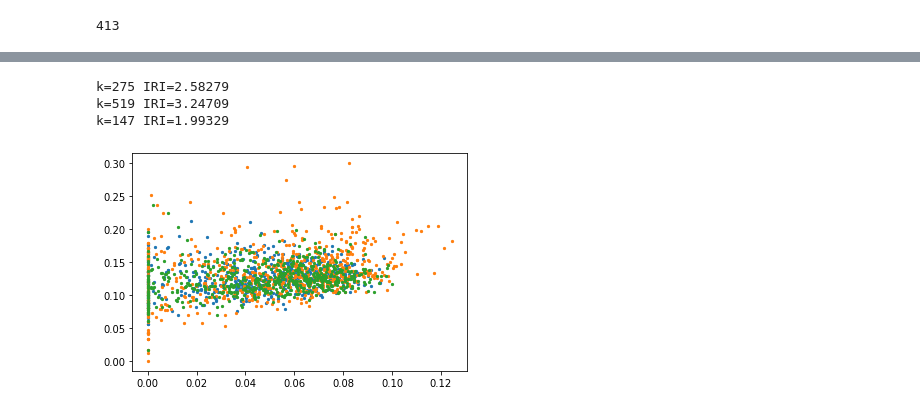
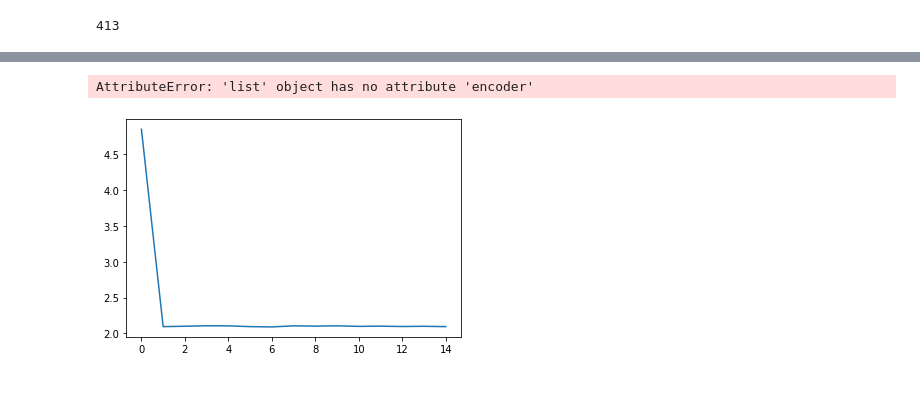
Before and after one commit to TheJproject/deeplearning, a Jupyter notebook: newAE_Conv.ipynb, the cells around one changed output, grey strips where cells are left out. Saved outputs shown, nothing was run; the diff lists cells and outputs as text; code cells hidden in the pictures.

```diff
--- a/newAE_Conv.ipynb
+++ b/newAE_Conv.ipynb
@@ -45,19 +47,3 @@ iri = df0['IRI_mean']
 plt.hist(iri, bins=20);
 # %% [output]
 [figure]
-# %%
-n = len(zacc)
-nbs = list(np.random.randint(0,n,9))
-nbs.sort(key=lambda k: iri.iloc[k])
-nbs = np.array(nbs).reshape(3,3)
-
-fig, ax = plt.subplots(3,3, figsize=(15,15))
-for i in range(3):
-    for j in range(3):
-        k = nbs[i,j]
-        ax1 = ax[i,j]
-        ax1.plot(zacc.iloc[k])
-        ax1.set_ylim(.8,1.2)
-        ax1.set_title("k=%d IRI=%.5f" % (k, iri[k]))
-        #ax2 = ax1.twinx().twiny()
-        #ax2.plot(df0['IRI_sequence'].iloc[k], c='orange')
@@ -303,21 +386,15 @@ interactive(children=(Dropdown(description='model', options=(((0, {'depth': 2, '
 # %%
 ## visualization
-
-### FAIS TSNEEEEEE ici
-
-model = models[0][0]
+model = models[0][1]
 
 for _ in range(3):
     i = np.random.randint(0,n)
     x = torch.tensor(zacc[i].astype('float32')).view(1,1,-1)
-    with torch.no_grad(): #so we don't trainnn
+    with torch.no_grad():
         x = model.encoder(x).numpy()
     print("k=%d IRI=%.5f" % (i, iri[i]))
     plt.scatter(*x[0,2:], s=5);
 # %% [output]
-k=275 IRI=2.58279
-k=519 IRI=3.24709
-k=147 IRI=1.99329
+AttributeError: 'list' object has no attribute 'encoder'
-[figure, removed]
 # %%
 ## prediction
@@ -355,0 +428,5 @@ for epoch in (range(epochs)):
+# %%
+plt.plot(hist1)
+hist_linreg_on_whole_input = hist1
+# %% [output]
+[figure, added]
```
Also changed, not shown: parts of 30 cells of this notebook, 3 other files.
